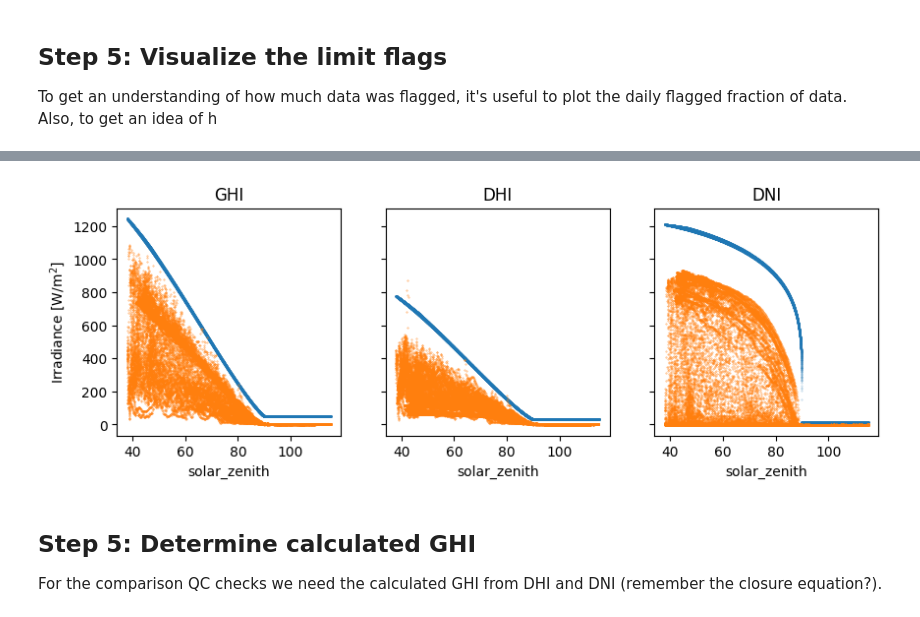
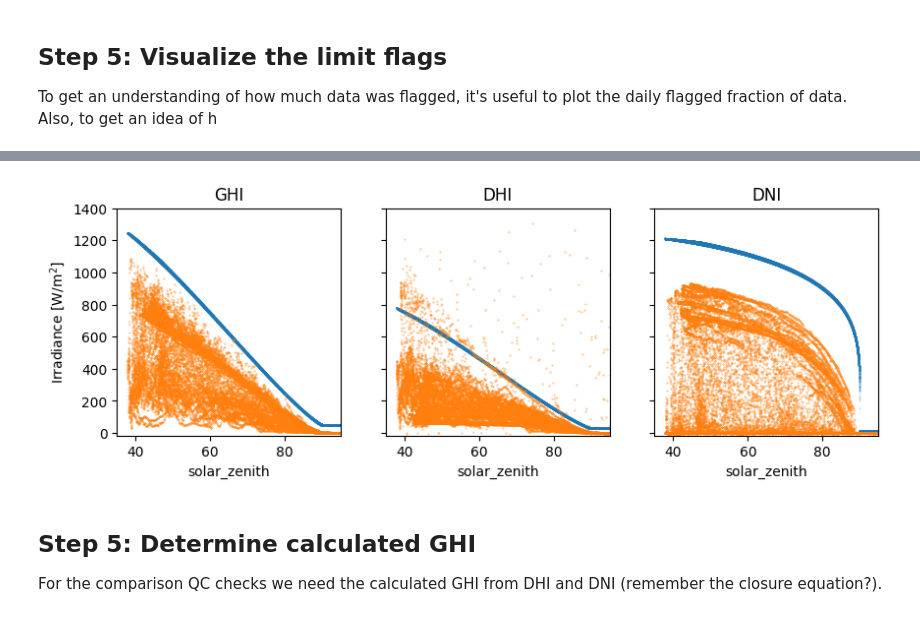
Before and after one commit to AdamRJensen/solar-resource-course, a Jupyter notebook: quality-control-bsrn-checks.ipynb, the cells around one changed output, grey strips where cells are left out. Cells and saved outputs as stored; diff of their text form; code cells hidden in the pictures.

```diff
--- a/quality-control-bsrn-checks.ipynb
+++ b/quality-control-bsrn-checks.ipynb
@@ -87,25 +91,25 @@ Text(0.5, 1.0, 'Nighttime')
 # %%
 fig, axes = plt.subplots(ncols=3, sharey=True, figsize=(10, 3))
 
 data.plot.scatter(ax=axes[0], x='solar_zenith', y='ghi_upper_limit', c='C0', s=0.1, alpha=0.4)
 data.plot.scatter(ax=axes[0], x='solar_zenith', y='SMP22_200057_GHI_Wm2', c='C1', s=0.1, alpha=0.8)
 
 data.plot.scatter(ax=axes[1], x='solar_zenith', y='dhi_upper_limit', c='C0', s=0.1, alpha=0.4)
 data.plot.scatter(ax=axes[1], x='solar_zenith', y='SMP22_200060_DHI_Wm2', c='C1', s=0.1, alpha=0.8)
 
 data.plot.scatter(ax=axes[2], x='solar_zenith', y='dni_upper_limit', c='C0', s=0.1, alpha=0.4)
 data.plot.scatter(ax=axes[2], x='solar_zenith', y='SHP1_185163_DNI_Wm2', c='C1', s=0.1, alpha=0.8)
 
 for ax, title in zip(axes, ['GHI', 'DHI', 'DNI']):
-    #ax.set_xlim(35, 95)
-    #ax.set_ylim(-15, 1400)
+    ax.set_xlim(35, 95)
+    ax.set_ylim(-15, 1400)
     ax.set_title(title)
 
 axes[0].set_ylabel('Irradiance [W/m$^2$]')
 
 plt.show()
 # %% [output]
-[figure, old version]
+[figure, new version]
 # %% [markdown]
 ## Step 5: Determine calculated GHI
 
```
Also changed, not shown: parts of 9 cells of this notebook.
